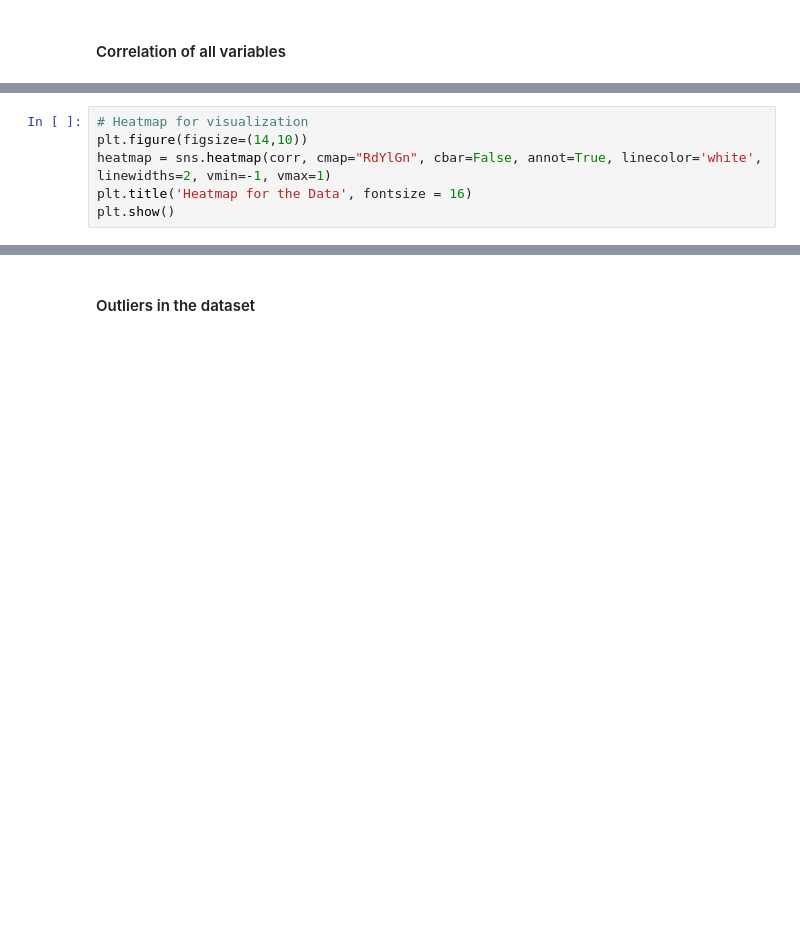
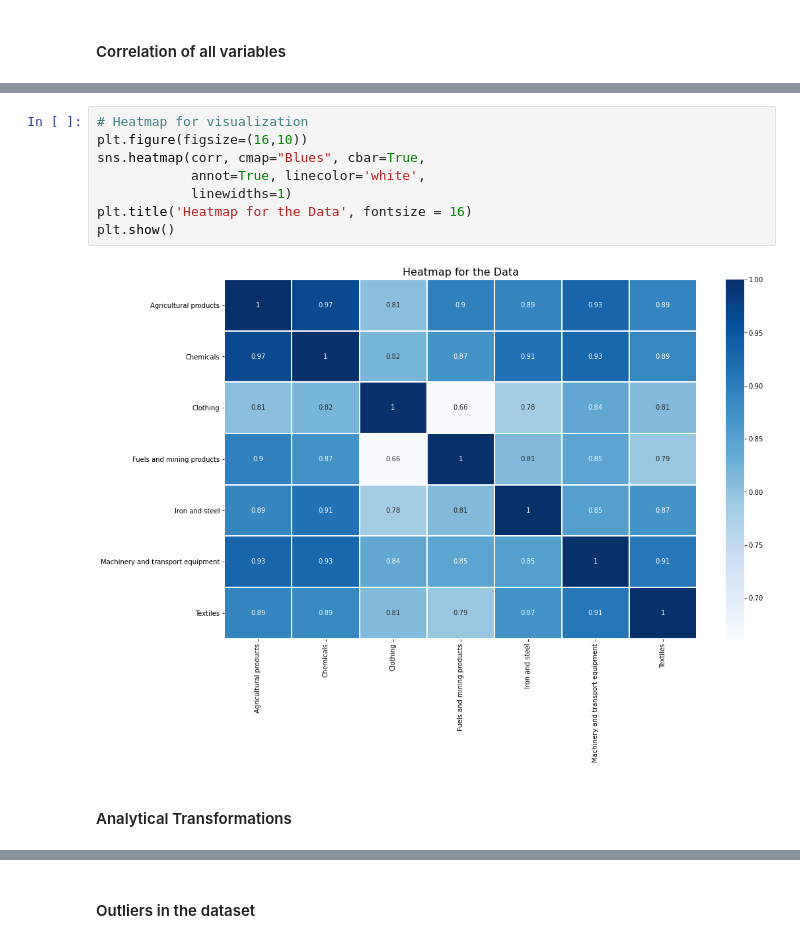
Before and after one commit to kesnel/ayiti-analytics-capstone-project, a Jupyter notebook: EDA.ipynb, the cells around one changed output, grey strips where cells are left out. Drawn from its saved outputs; the diff is of its cells as text; blank space fills up the shorter version.

```diff
--- a/EDA.ipynb
+++ b/EDA.ipynb
@@ -394,6 +483,12 @@ corr
 # %%
 # Heatmap for visualization
-plt.figure(figsize=(14,10))
-heatmap = sns.heatmap(corr, cmap="RdYlGn", cbar=False, annot=True, linecolor='white', linewidths=2, vmin=-1, vmax=1)
+plt.figure(figsize=(16,10))
+sns.heatmap(corr, cmap="Blues", cbar=True,
+            annot=True, linecolor='white',
+            linewidths=1)
 plt.title('Heatmap for the Data', fontsize = 16)
 plt.show()
+# %% [output]
+[figure, added]
+# %% [markdown]
+#### Analytical Transformations
```
Also changed, not shown: parts of 83 cells of this notebook.
